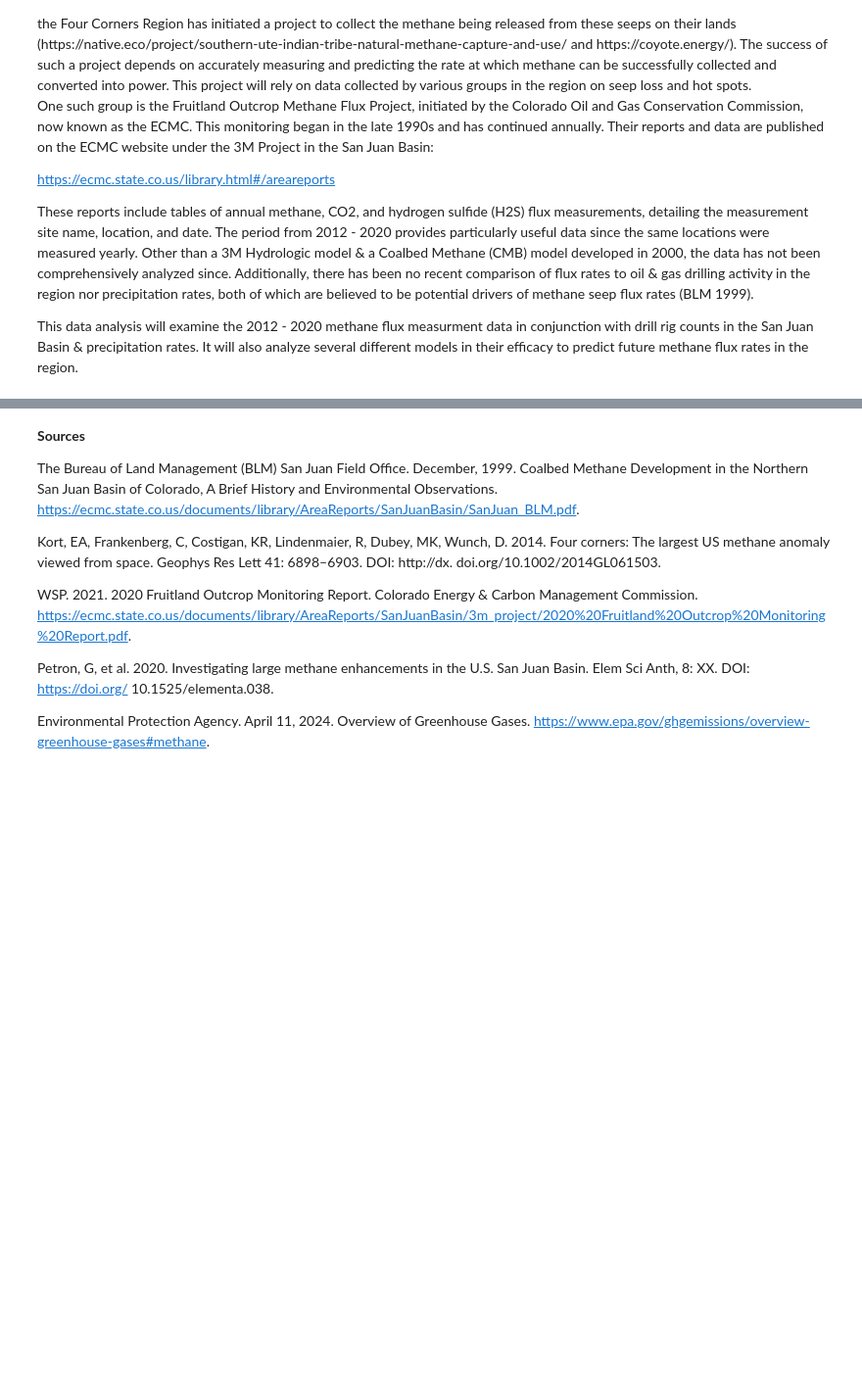
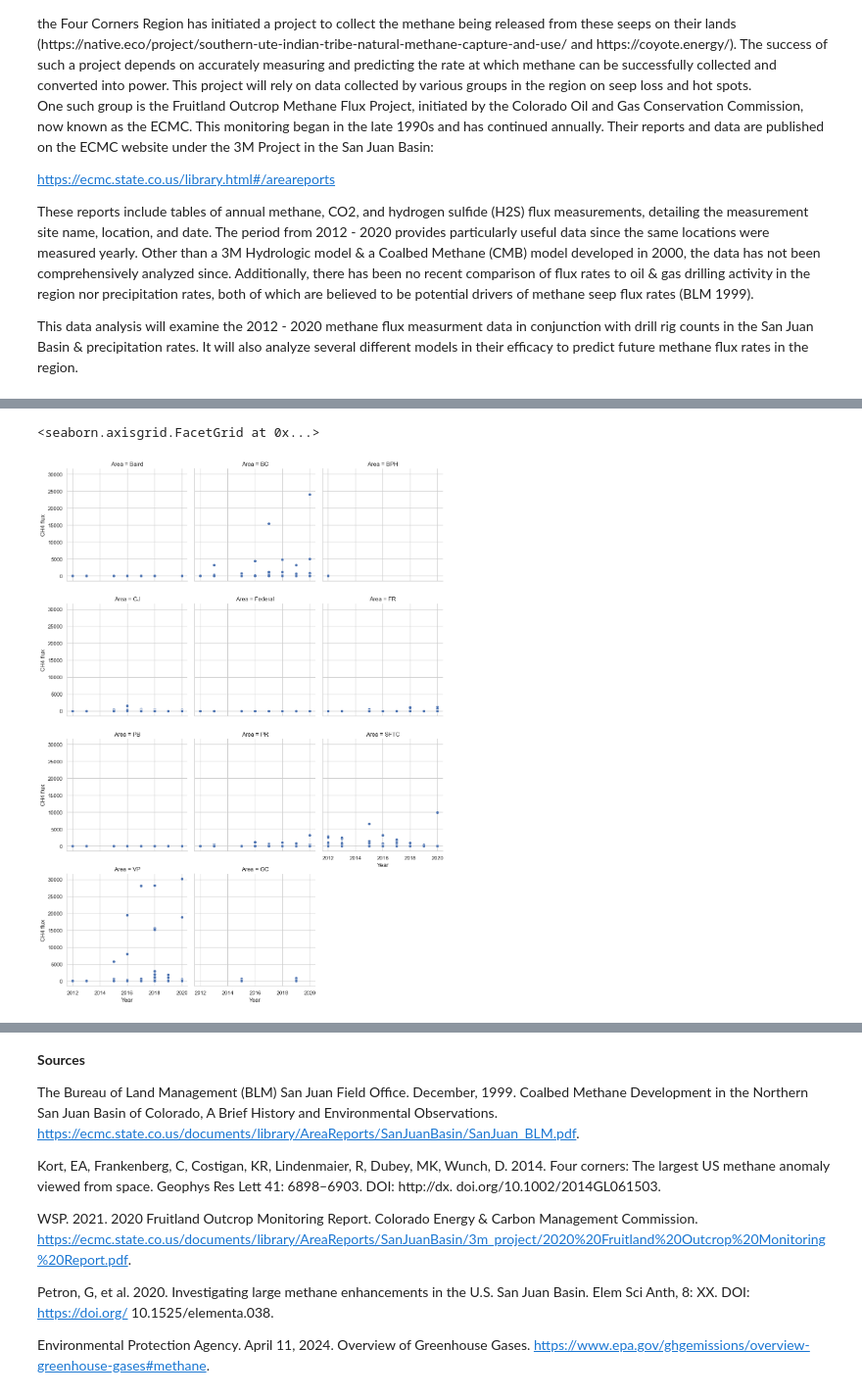
Before and after one commit to amyvoit/4_Corners_Methane_Seep, a Jupyter notebook: MethaneSeep.ipynb, the cells around one changed output, grey strips where cells are left out. Shown at 98% size. Saved outputs shown, nothing was run; the diff lists cells and outputs as text; code cells hidden in the pictures; blank space fills up the shorter version.

```diff
--- a/MethaneSeep.ipynb
+++ b/MethaneSeep.ipynb
@@ -97,0 +417,6 @@ DateParseError: Unknown datetime string format, unable to parse: 29‐05‐2012
+# %%
+g = sns.FacetGrid(data = df_methane, col = 'Area', col_wrap = 3, height = 4)
+g.map(sns.scatterplot, 'Year', 'CH4 flux')
+# %% [output]
+<seaborn.axisgrid.FacetGrid at 0x...>
+[figure, added]
```
Also changed, not shown: parts of 47 cells of this notebook, 12 other files.
